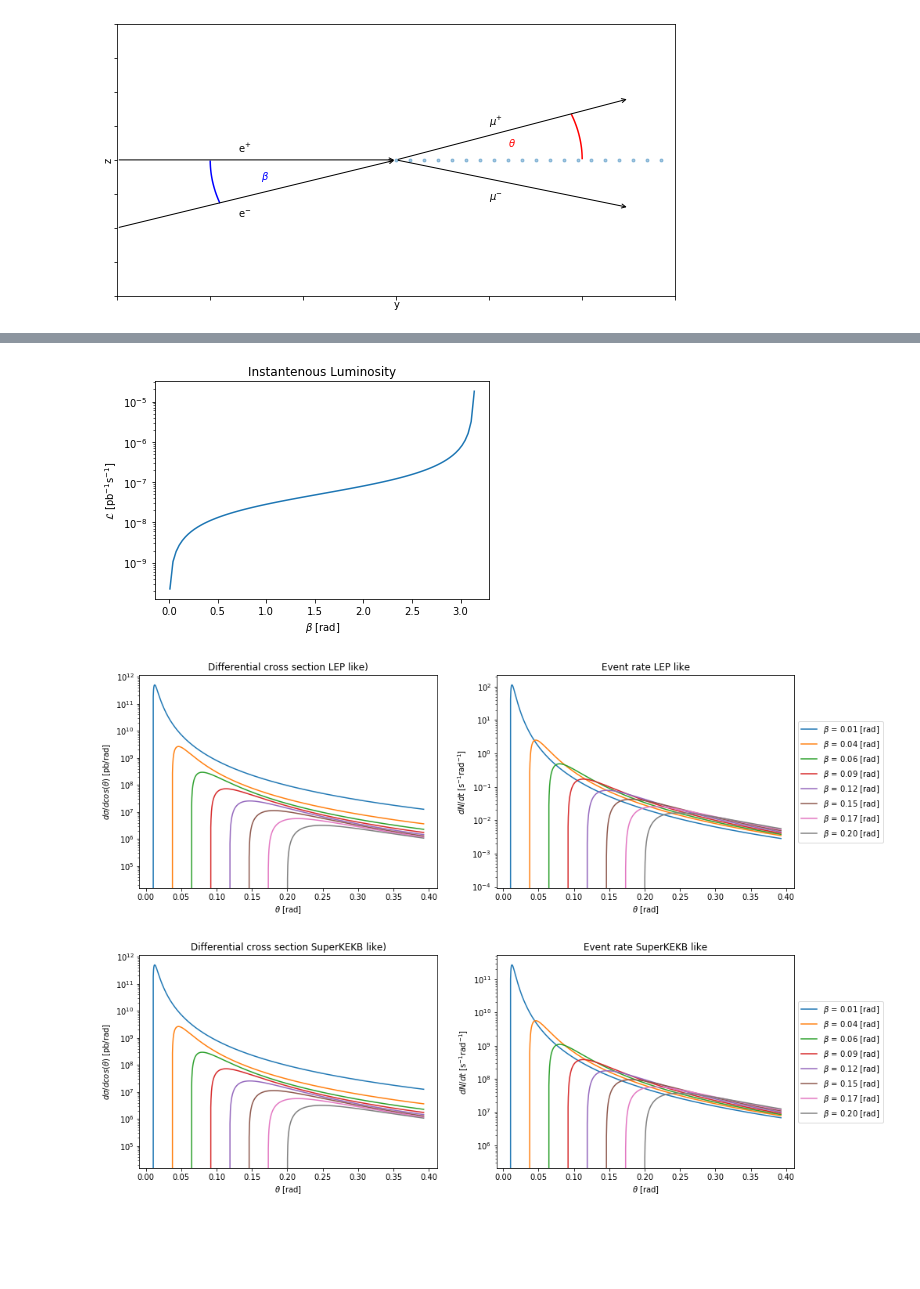
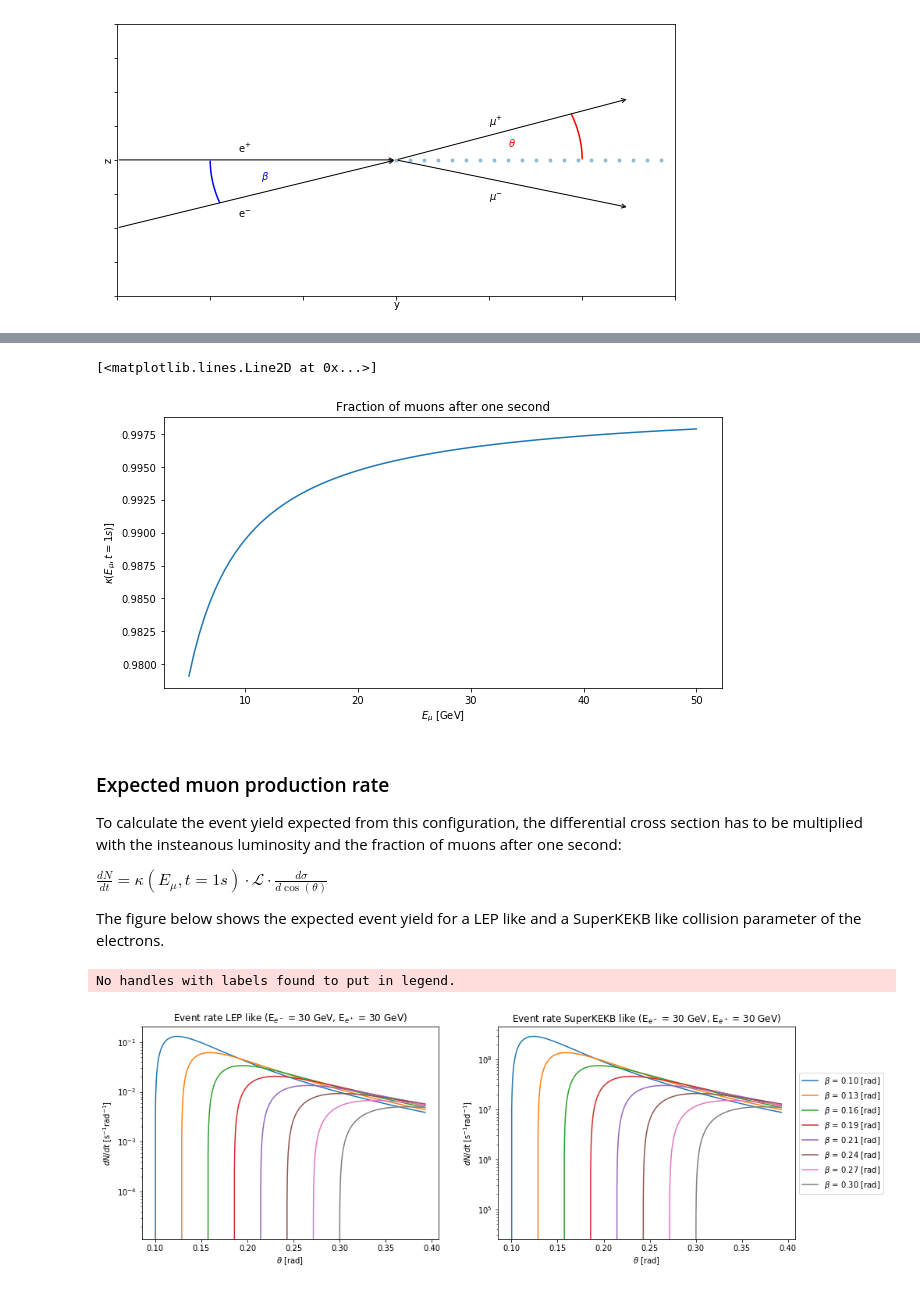
Before and after one commit to DaveBrun94/MuonCollider, a Jupyter notebook: notebook/cross.ipynb, the cells around one changed output, grey strips where cells are left out. Drawn from its saved outputs; the diff is of its cells as text; code cells hidden in the pictures; blank space fills up the shorter version.

```diff
--- a/notebook/cross.ipynb
+++ b/notebook/cross.ipynb
@@ -203,43 +259,53 @@ ax.legend(loc='center left', bbox_to_anchor=(1, 0.5))
+# %%
+##Function to calculate decay rate of muons
+def kappa(Emu, t): ##[GeV, s]
+    return exp(-m_mu/Emu * t)
+
+Emu = linspace(5, 50, 100) ##GeV
+k = [kappa(E, 1) for E in Emu]
+
+fig, ax = plt.subplots(figsize=(10, 5))
+ax.set_title(r"Fraction of muons after one second")
+ax.set_xlabel(r"$E_{\mu}$ [GeV]")
+ax.set_ylabel(r"$\kappa(E_{\mu}, t=1s)$]")
+ax.plot(Emu, k)
+# %% [output]
+[<matplotlib.lines.Line2D at 0x...>]
+[figure, added]
+# %% [markdown]
+### Expected muon production rate
+
+To calculate the event yield expected from this configuration, the differential cross section has to be multiplied with the insteanous luminosity and the fraction of muons after one second:
+
+$\frac{dN}{dt} = \kappa(E_{\mu}, t=1s) \cdot \mathcal{L} \cdot \frac{d\sigma}{d\cos(\theta)}$
+
+The figure below shows the expected event yield for a LEP like and a SuperKEKB like collision parameter of the electrons.
 # %%
-beta = linspace(0.01, pi, 100)#rad
-E_= 30 #GeV
-EPlus = 30 #GeV
+beta = linspace(0.1, 0.3, 8) ##[rad]
 
-lum = [lumi(1.7e11, 1.7e11, 7, 11.2e3, 200e-6, 5e-6, 7e-2, b) for b in beta]
-
-fig, ax = plt.subplots()
-ax.set_title(r"Instantenous Luminosity")
-ax.set_xlabel(r"$\beta$ [rad]")
-ax.set_ylabel(r"$\mathcal{L}$ [pb$^{-1}$s$^{-1}$]")
-ax.set_yscale('log')
-ax.plot(beta, lum)
-
-beta = linspace(0.01, 0.2, 8)
+fig, ax = plt.subplots(1, 2, figsize=(15, 5))
 lumLEP = [lumi(1.7e11, 1.7e11, 7, 11.2e3, 200e-6, 5e-6, 7e-2, b) for b in beta]
 lumKEK = [lumi(6e10, 6e10, 2500, 500e6, 10e-6, 62e-9, 5e-3, b) for b in beta]
 
-for lum, name in zip([lumLEP, lumKEK], ["LEP like", "SuperKEKB like"]):
-    fig, ax = plt.subplots(1, 2, figsize=(15, 5))
-    ax[0].set_title(r"Differential cross section {})".format(name))
-    ax[0].set_xlabel(r"$\theta$ [rad]")
-    ax[0].set_ylabel(r"$d\sigma/dcos(\theta)$ [pb/rad]")
-    ax[0].set_yscale('log')
+E_ = 30
+EPlus = 30
 
-    ax[1].set_title(r"Event rate {}".format(name))
-    ax[1].set_xlabel(r"$\theta$ [rad]")
-    ax[1].set_ylabel(r"$dN/dt$ [s$^{-1}$rad$^{-1}$]")
-    ax[1].set_yscale('log')
+for i, (lum, name) in enumerate(zip([lumLEP, lumKEK], ["LEP like", "SuperKEKB like"])):
+    ax[i].set_title(r"Event rate {}".format(name) + " (E$_{e^-}$ = 30 GeV, E$_{e^+}$ = 30 GeV)")
+    ax[i].set_xlabel(r"$\theta$ [rad]")
+    ax[i].set_ylabel(r"$dN/dt$ [s$^{-1}$rad$^{-1}$]")
+    ax[i].set_yscale('log')
 
     for index, b in enumerate(beta):
         theta = linspace(b, pi/8, 1000) #rad
-        sec = [xSec(E_, EPlus, b, angle) for angle in theta]
-        N = [s*lum[index] for s in sec]
+        Ep = [pMu(E_, EPlus, b, t) for t in theta]
+        k = [kappa(E, 1) for E in Ep]
+        sec = [xSec(E_, EPlus, b, t) for t in theta]
+        N = [s*frac*lum[index] for s, frac in zip(sec, k)]
 
-        ax[0].plot(theta, sec, label=r"$\beta$ = {:.2f} [rad]".format(b))
-        ax[1].plot(theta, N, label=r"$\beta$ = {:.2f} [rad]".format(b))
+        ax[i].plot(theta, N, label=r"$\beta$ = {:.2f} [rad]".format(b))
 
     ax[1].legend(loc='center left', bbox_to_anchor=(1, 0.5))
 # %% [output]
+No handles with labels found to put in legend.
-[figure, old version]
+[figure, new version]
-[figure, removed]
-[figure, removed]
```
Also changed, not shown: parts of 13 cells of this notebook.
